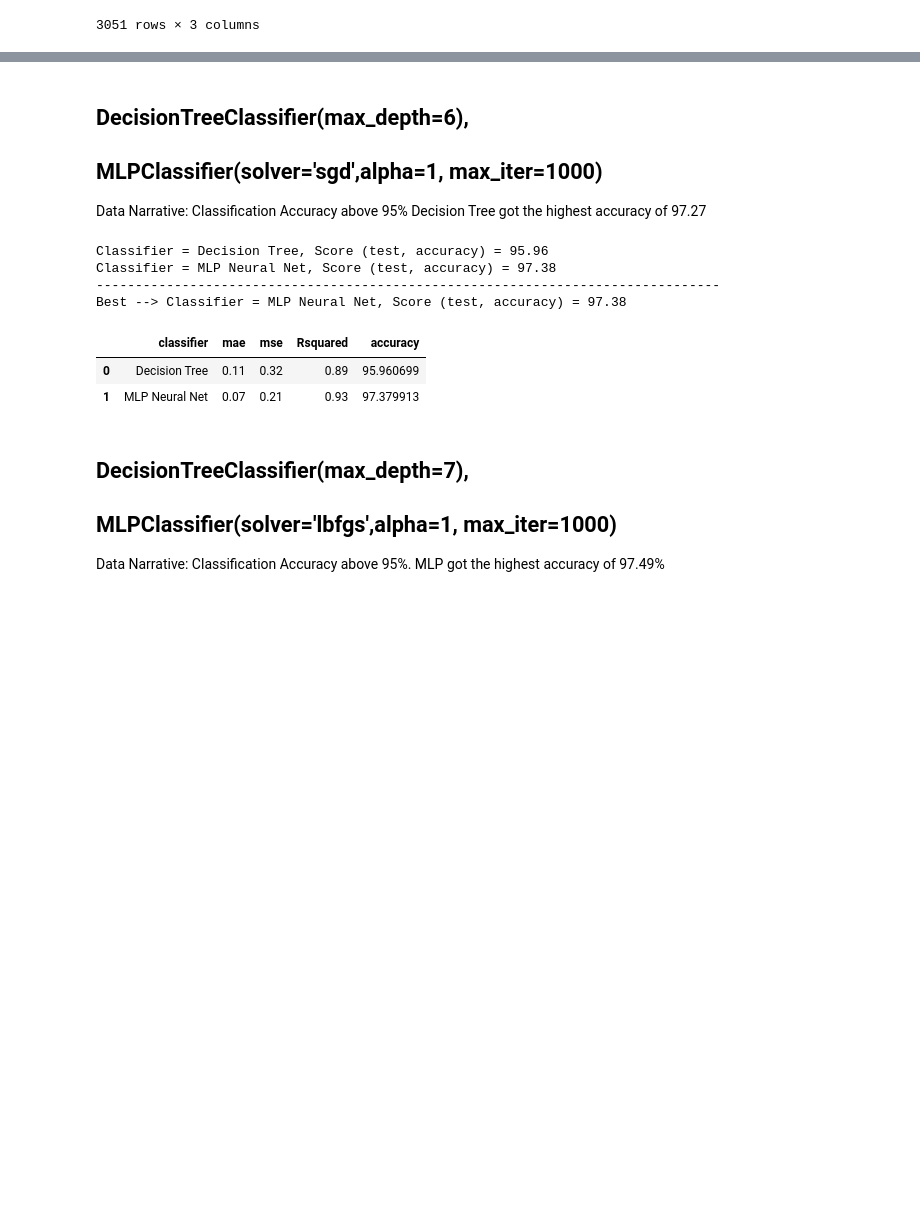
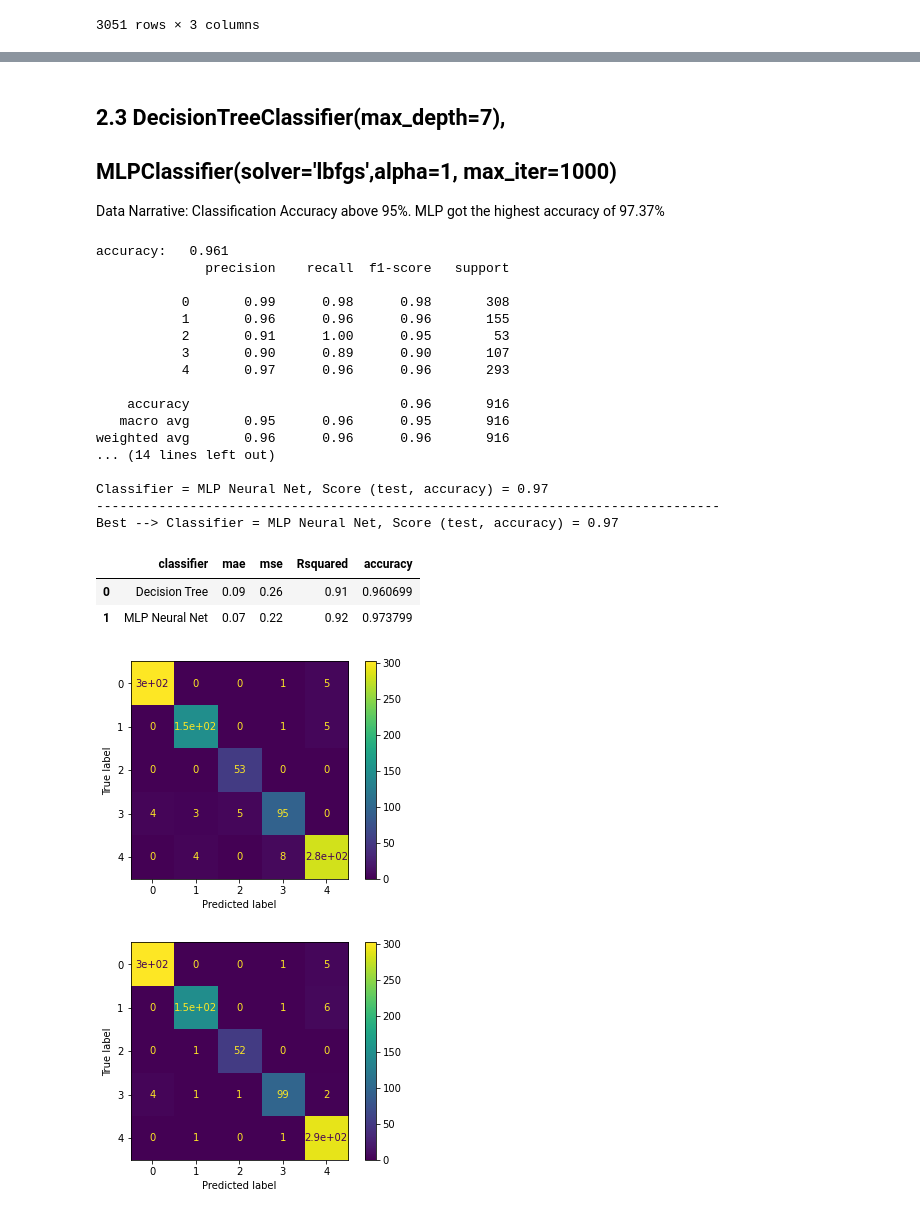
Before and after one commit to jocelynbaduria/cmpe-257_Machine_Learning, a Jupyter notebook: [Jocelyn_Baduria]_HW5_HPO_257_ML.ipynb, the cells around one changed output, grey strips where cells are left out. Drawn from its saved outputs; the diff is of its cells as text; code cells hidden in the pictures; blank space fills up the shorter version.

```diff
--- a/[Jocelyn_Baduria]_HW5_HPO_257_ML.ipynb
+++ b/[Jocelyn_Baduria]_HW5_HPO_257_ML.ipynb
@@ -143,8 +232,8 @@ X_train, X_test, y_train, y_test = train_test_split(X, y, test_size=0.30)
 names = ["Decision Tree", "MLP Neural Net"]
 
 classifiers = [
-    DecisionTreeClassifier(max_depth=5),
-    MLPClassifier(solver='adam',alpha=1, max_iter=1000)
+    DecisionTreeClassifier(max_depth=6),
+    MLPClassifier(solver='sgd',alpha=1, max_iter=1000)
     ]
 output = pd.DataFrame(columns=['classifier', 'mae', 'mse', 'Rsquared', 'accuracy'])
 
@@ -155,9 +244,13 @@ max_class = ''
 for name, clf in zip(names, classifiers):
     # start_time = time()
     clf.fit(X_train, y_train)
-    score = 100.0 * clf.score(X_test, y_test)
+    y_predict = clf.predict(X_test)
+    # score = 100.0 * clf.score(X_test, y_test)
 
-    y_predict = clf.predict(X_test)
+    score = metrics.accuracy_score(y_test, y_predict)
+    print("accuracy:   %0.3f" % score)
+    print(metrics.classification_report(y_test, y_predict))
+    plot_confusion_matrix(clf, X_test, y_test)
 
     mae = np.round(metrics.mean_absolute_error(y_test, y_predict), 2)
     mse = np.round(metrics.mean_squared_error(y_test, y_predict), 2)
@@ -185,8 +298,7 @@ Best --> Classifier = MLP Neural Net, Score (test, accuracy) = 97.38
 # %% [markdown]
-## DecisionTreeClassifier(max_depth=6),
-##  MLPClassifier(solver='sgd',alpha=1, max_iter=1000)
-Data Narrative: Classification Accuracy above 95%
-Decision Tree got the highest accuracy of 97.27
+## 2.3 DecisionTreeClassifier(max_depth=7),
+##     MLPClassifier(solver='lbfgs',alpha=1, max_iter=1000)
+Data Narrative: Classification Accuracy above 95%. MLP got the highest accuracy of 97.37%
 # %%
 X_train, X_test, y_train, y_test = train_test_split(X, y, test_size=0.30)
 
@@ -194,45 +306,60 @@ names = ["Decision Tree", "MLP Neural Net"]
 
 classifiers = [
     DecisionTreeClassifier(max_depth=6),
-    MLPClassifier(solver='sgd',alpha=1, max_iter=1000)
+    MLPClassifier(solver='lbfgs',alpha=1, max_iter=1000)
     ]
 output = pd.DataFrame(columns=['classifier', 'mae', 'mse', 'Rsquared', 'accuracy'])
 
 max_score = 0.0
 max_class = ''
 # iterate over classifiers
 
 for name, clf in zip(names, classifiers):
     # start_time = time()
     clf.fit(X_train, y_train)
-    score = 100.0 * clf.score(X_test, y_test)
+    y_predict = clf.predict(X_test)
+    # score = 100.0 * clf.score(X_test, y_test)
 
-    y_predict = clf.predict(X_test)
+    score = metrics.accuracy_score(y_test, y_predict)
+    print("accuracy:   %0.3f" % score)
+    print(metrics.classification_report(y_test, y_predict))
+    plot_confusion_matrix(clf, X_test, y_test)
 
     mae = np.round(metrics.mean_absolute_error(y_test, y_predict), 2)
     mse = np.round(metrics.mean_squared_error(y_test, y_predict), 2)
     rsquared = np.round(metrics.r2_score(y_test, y_predict), 2)
     output = output.append({'classifier': name, 'mae':mae, 'mse':mse,'Rsquared':rsquared, 'accuracy':score}, ignore_index=True)
 
     print('Classifier = %s, Score (test, accuracy) = %.2f' %(name, score))
     if score > max_score:
         clf_best = clf
         max_score = score
         max_class = name
 
 print(80*'-' )
 print('Best --> Classifier = %s, Score (test, accuracy) = %.2f' %(max_class, max_score))
 
 display(output)
 # %% [output]
-Classifier = Decision Tree, Score (test, accuracy) = 95.96
-Classifier = MLP Neural Net, Score (test, accuracy) = 97.38
+accuracy:   0.961
+              precision    recall  f1-score   support
+
+           0       0.99      0.98      0.98       308
+           1       0.96      0.96      0.96       155
+           2       0.91      1.00      0.95        53
+           3       0.90      0.89      0.90       107
+           4       0.97      0.96      0.96       293
+
+    accuracy                           0.96       916
+   macro avg       0.95      0.96      0.95       916
+weighted avg       0.96      0.96      0.96       916
+... (14 lines left out)
+
+Classifier = MLP Neural Net, Score (test, accuracy) = 0.97
 --------------------------------------------------------------------------------
-Best --> Classifier = MLP Neural Net, Score (test, accuracy) = 97.38
+Best --> Classifier = MLP Neural Net, Score (test, accuracy) = 0.97
 |  | classifier | mae | mse | Rsquared | accuracy |
-| 0 | Decision Tree | 0.11 | 0.32 | 0.89 | 95.960699 |
-| 1 | MLP Neural Net | 0.07 | 0.21 | 0.93 | 97.379913 |
+| 0 | Decision Tree | 0.09 | 0.26 | 0.91 | 0.960699 |
+| 1 | MLP Neural Net | 0.07 | 0.22 | 0.92 | 0.973799 |
+[figure, added]
+[figure, added]
-# %% [markdown]
-## DecisionTreeClassifier(max_depth=7),
-##  MLPClassifier(solver='lbfgs',alpha=1, max_iter=1000)
-Data Narrative: Classification Accuracy above 95%. MLP got the highest accuracy of 97.49%
```
Also changed, not shown: parts of 32 cells of this notebook.
